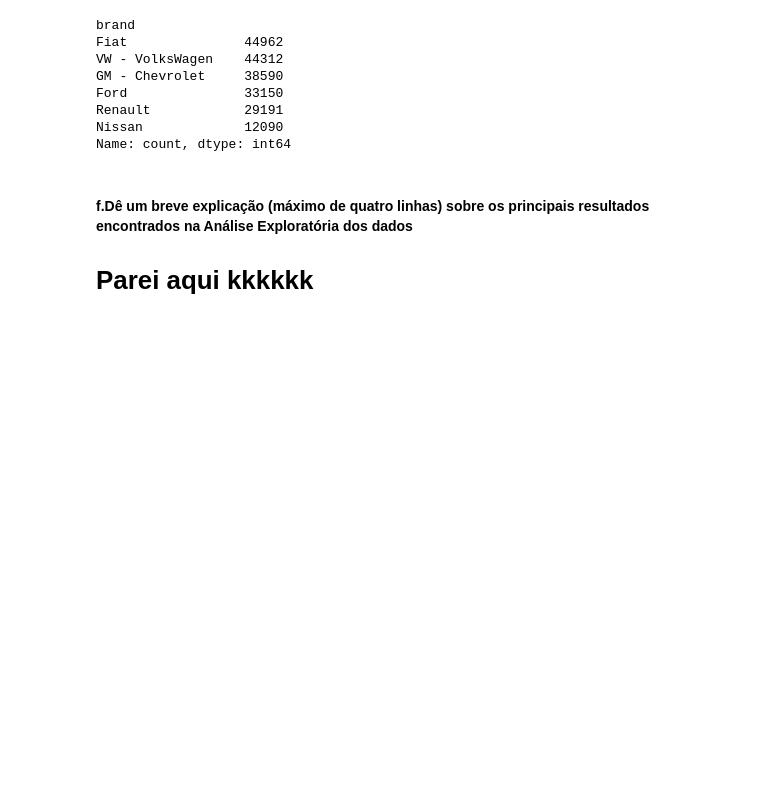
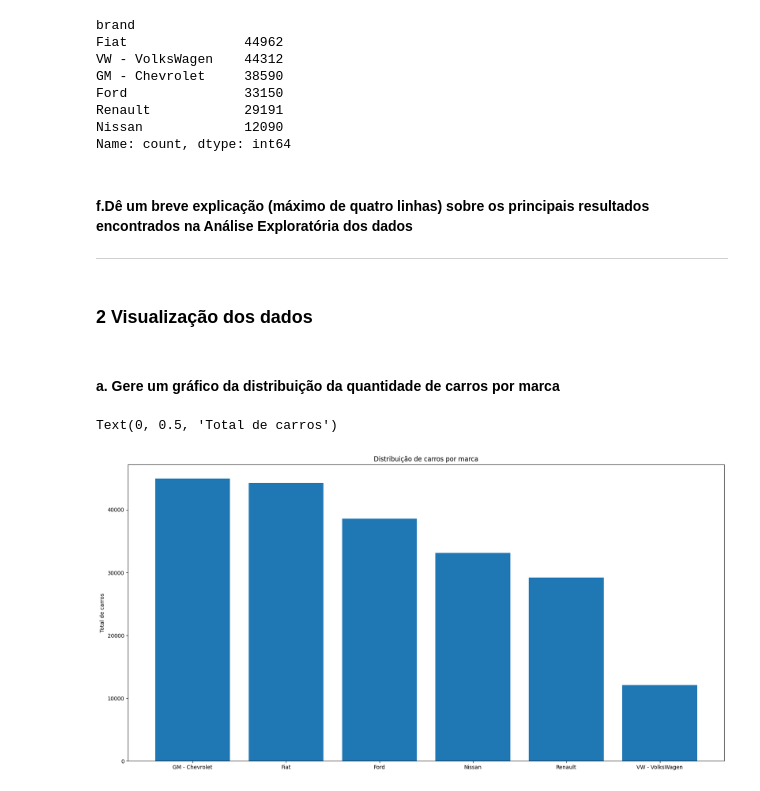
Before and after one commit to Equipe16-IAA/IAA002-TrabalhoFinal, a Jupyter notebook: 1 Analise exploratoria Daniel.ipynb, the cells around one changed output. Saved outputs shown, nothing was run; the diff lists cells and outputs as text; code cells hidden in the pictures; blank space fills up the shorter version.

```diff
--- a/1 Analise exploratoria Daniel.ipynb
+++ b/1 Analise exploratoria Daniel.ipynb
@@ -174,4 +174,17 @@ Nissan             12090
 Name: count, dtype: int64
 # %% [markdown]
 #### f.Dê um breve explicação (máximo de quatro linhas) sobre os principais resultados encontrados na Análise Exploratória dos dados
-# Parei aqui kkkkkk
+---
+# %% [markdown]
+### 2 Visualização dos dados
+# %% [markdown]
+#### a. Gere um gráfico da distribuição da quantidade de carros por marca
+# %%
+# Gráfico da distribuição quantidade de carros por marca.
+plt.figure(figsize=(20,10))
+plt.bar(dados['brand'].unique(), dados['brand'].value_counts()) # plt.bar para gráfico de barras. Variáveis nos eixos X e Y
+plt.title('Distribuição de carros por marca') # plt.title para inserir título no gráfico
+plt.ylabel('Total de carros') # # plt.ylabel para inserir título no gráfico
+# %% [output]
+Text(0, 0.5, 'Total de carros')
+[figure, added]
```
Also changed, not shown: parts of 6 cells of this notebook.
